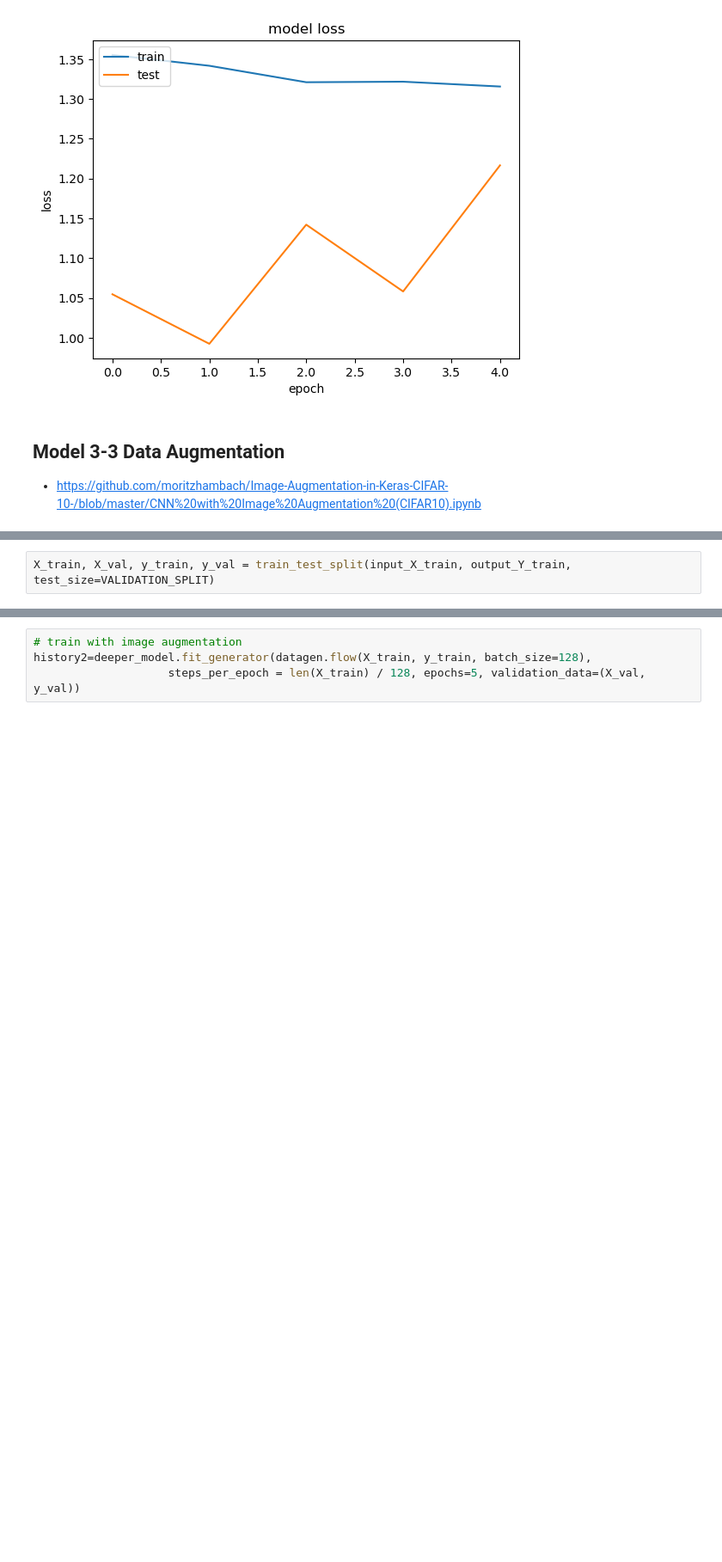
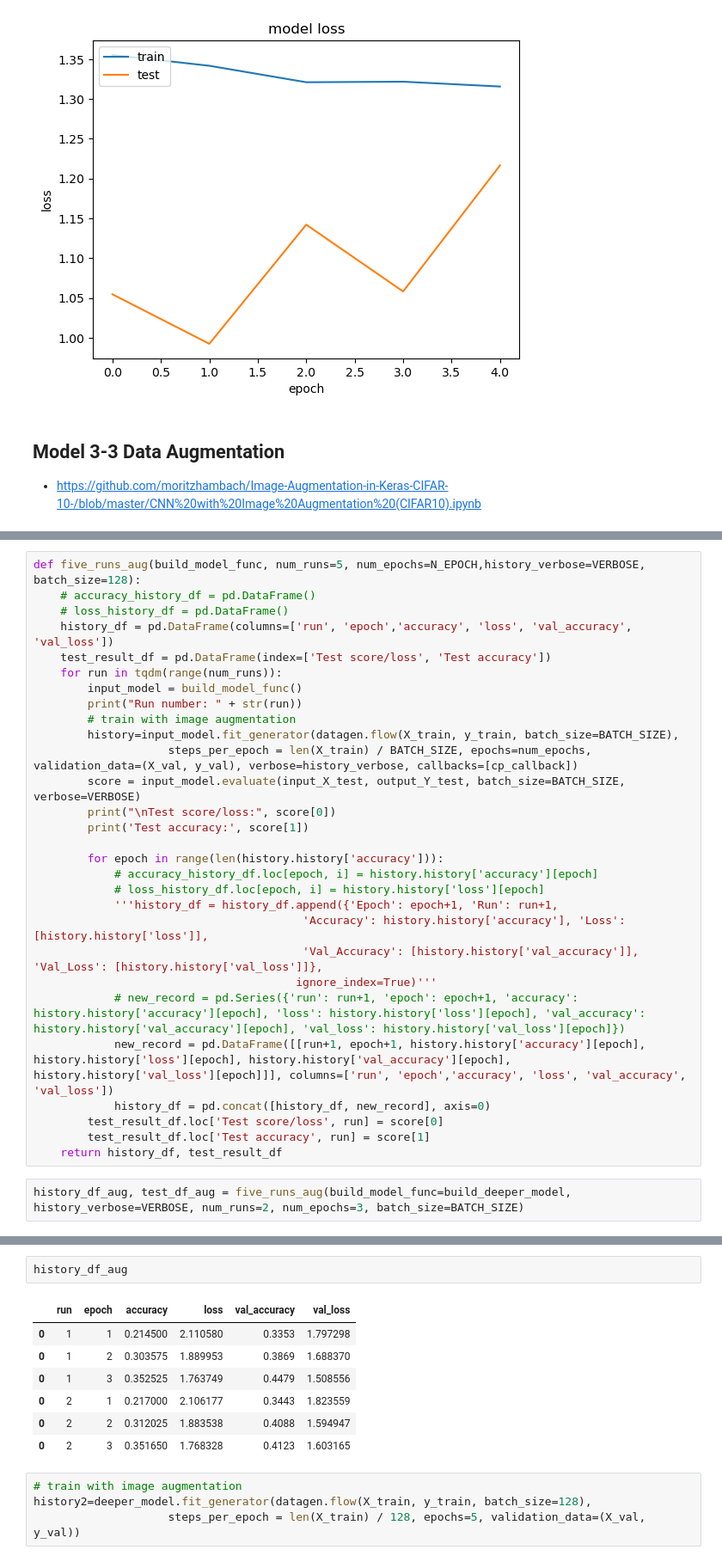
Before and after one commit to mm849/Computer-Vision-Classification, a Jupyter notebook: notebooks/trial3.ipynb, the cells around one changed output, grey strips where cells are left out. Shown at 86% size. Cells and saved outputs as stored; diff of their text form; blank space fills up the shorter version.

```diff
--- a/notebooks/trial3.ipynb
+++ b/notebooks/trial3.ipynb
@@ -990,2 +903,0 @@ CNN network definition.
-# %%
-X_train, X_val, y_train, y_val = train_test_split(input_X_train, output_Y_train, test_size=VALIDATION_SPLIT)
@@ -991,0 +930,31 @@ X_train, X_val, y_train, y_val = train_test_split(input_X_train, output_Y_train,
+# %%
+def five_runs_aug(build_model_func, num_runs=5, num_epochs=N_EPOCH,history_verbose=VERBOSE, batch_size=128):
+    # accuracy_history_df = pd.DataFrame()
+    # loss_history_df = pd.DataFrame()
+    history_df = pd.DataFrame(columns=['run', 'epoch','accuracy', 'loss', 'val_accuracy', 'val_loss'])
+    test_result_df = pd.DataFrame(index=['Test score/loss', 'Test accuracy'])
+    for run in tqdm(range(num_runs)):
+        input_model = build_model_func()
+        print("Run number: " + str(run))
+        # train with image augmentation
+        history=input_model.fit_generator(datagen.flow(X_train, y_train, batch_size=BATCH_SIZE),
+                    steps_per_epoch = len(X_train) / BATCH_SIZE, epochs=num_epochs, validation_data=(X_val, y_val), verbose=history_verbose, callbacks=[cp_callback])
+        score = input_model.evaluate(input_X_test, output_Y_test, batch_size=BATCH_SIZE, verbose=VERBOSE)
+        print("\nTest score/loss:", score[0])
+        print('Test accuracy:', score[1])
+
+        for epoch in range(len(history.history['accuracy'])):
+            # accuracy_history_df.loc[epoch, i] = history.history['accuracy'][epoch]
+            # loss_history_df.loc[epoch, i] = history.history['loss'][epoch]
+            '''history_df = history_df.append({'Epoch': epoch+1, 'Run': run+1,
+                                        'Accuracy': history.history['accuracy'], 'Loss': [history.history['loss']],
+                                        'Val_Accuracy': [history.history['val_accuracy']], 'Val_Loss': [history.history['val_loss']]},
+                                       ignore_index=True)'''
+            # new_record = pd.Series({'run': run+1, 'epoch': epoch+1, 'accuracy': history.history['accuracy'][epoch], 'loss': history.history['loss'][epoch], 'val_accuracy': history.history['val_accuracy'][epoch], 'val_loss': history.history['val_loss'][epoch]})
+            new_record = pd.DataFrame([[run+1, epoch+1, history.history['accuracy'][epoch], history.history['loss'][epoch], history.history['val_accuracy'][epoch], history.history['val_loss'][epoch]]], columns=['run', 'epoch','accuracy', 'loss', 'val_accuracy', 'val_loss'])
+            history_df = pd.concat([history_df, new_record], axis=0)
+        test_result_df.loc['Test score/loss', run] = score[0]
+        test_result_df.loc['Test accuracy', run] = score[1]
+    return history_df, test_result_df
+# %%
+history_df_aug, test_df_aug = five_runs_aug(build_model_func=build_deeper_model, history_verbose=VERBOSE, num_runs=2, num_epochs=3, batch_size=BATCH_SIZE)
@@ -992,3 +990,13 @@ X_train, X_val, y_train, y_val = train_test_split(input_X_train, output_Y_train,
+# %%
+history_df_aug
+# %% [output]
+|  | run | epoch | accuracy | loss | val_accuracy | val_loss |
+| 0 | 1 | 1 | 0.214500 | 2.110580 | 0.3353 | 1.797298 |
+| 0 | 1 | 2 | 0.303575 | 1.889953 | 0.3869 | 1.688370 |
+| 0 | 1 | 3 | 0.352525 | 1.763749 | 0.4479 | 1.508556 |
+| 0 | 2 | 1 | 0.217000 | 2.106177 | 0.3443 | 1.823559 |
+| 0 | 2 | 2 | 0.312025 | 1.883538 | 0.4088 | 1.594947 |
+| 0 | 2 | 3 | 0.351650 | 1.768328 | 0.4123 | 1.603165 |
 # %%
 # train with image augmentation
 history2=deeper_model.fit_generator(datagen.flow(X_train, y_train, batch_size=128),
```
Also changed, not shown: parts of 17 cells of this notebook, 4 other files.
